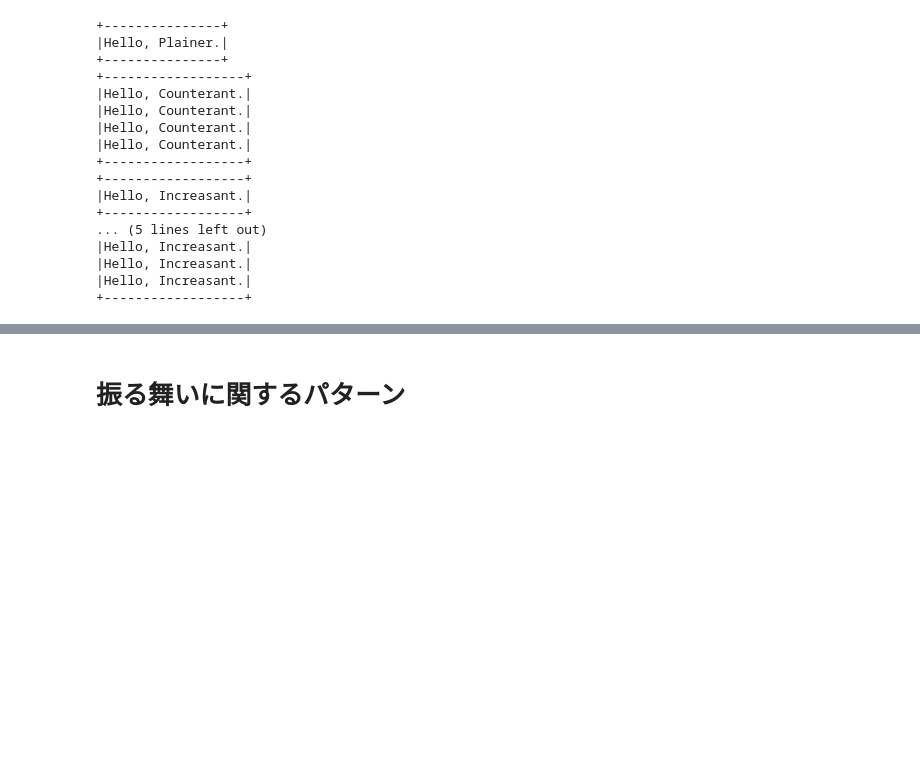
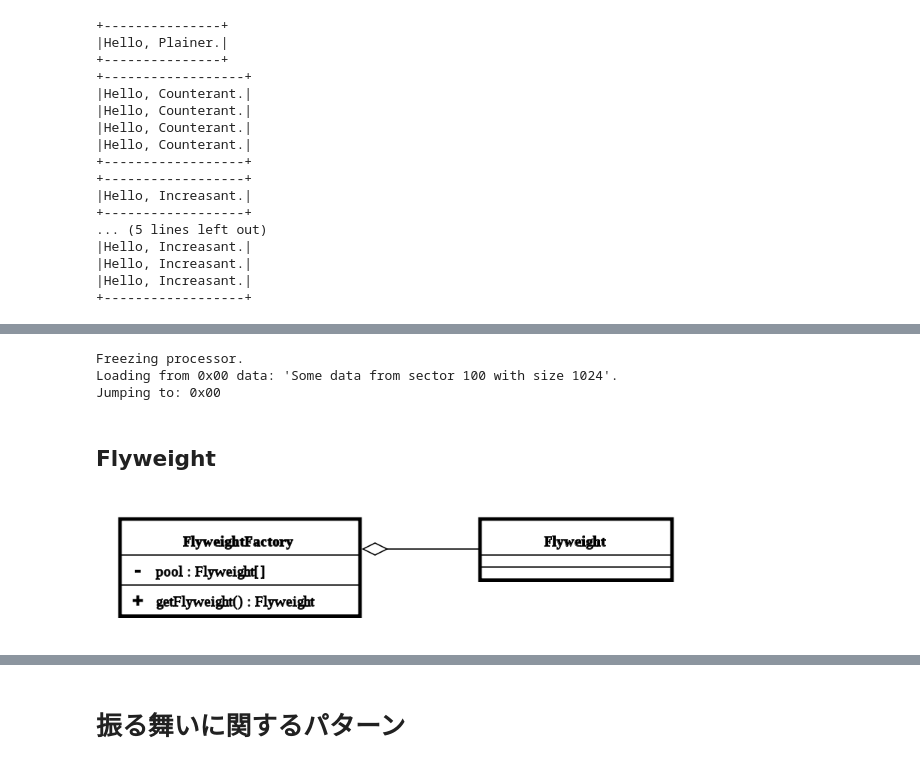
Before and after one commit to kentakozuka/data_science_notes, a Jupyter notebook: design_pattern/design_patter_py.ipynb, the cells around one changed output, grey strips where cells are left out. Saved outputs shown, nothing was run; the diff lists cells and outputs as text; code cells hidden in the pictures; blank space fills up the shorter version.

```diff
--- a/design_pattern/design_patter_py.ipynb
+++ b/design_pattern/design_patter_py.ipynb
@@ -756,0 +788,59 @@ if __name__=="__main__":
+# %%
+# Complex computer parts
+class CPU():
+    """
+    Simple CPU representation.
+    """
+    def freeze(self):
+        print("Freezing processor.")
+
+    def jump(self, position):
+        print("Jumping to:", position)
+
+    def execute(self):
+        print("Executing.")
+
+class Memory():
+    """
+    Simple memory representation.
+    """
+    def load(self, position, data):
+        print("Loading from {0} data: '{1}'.".format(position, data))
+
+
+class SolidStateDrive():
+    """
+    Simple solid state drive representation.
+    """
+    def read(self, lba, size):
+        return "Some data from sector {0} with size {1}".format(lba, size)
+
+class ComputerFacade():
+    """
+    Represents a facade for varius computer parts.
+    """
+    def __init__(self):
+        self.cpu = CPU()
+        self.memory = Memory()
+        self.ssd = SolidStateDrive()
+
+    def start(self):
+        self.cpu.freeze()
+        self.memory.load("0x00", self.ssd.read("100", "1024"))
+        self.cpu.jump("0x00")
+        self.cpu.execute
+
+computer_facade = ComputerFacade()
+computer_facade.start()
+# %% [output]
+Freezing processor.
+Loading from 0x00 data: 'Some data from sector 100 with size 1024'.
+Jumping to: 0x00
+# %% [markdown]
+## Flyweight
+# %%
+url='https://upload.wikimedia.org/wikipedia/commons/thumb/b/be/Flyweight_UML_class_diagram.svg/800px-Flyweight_UML_class_diagram.svg.png'
+from IPython.display import Image
+Image(url, width=600, height=500)
+# %% [output]
+[figure, added]
```
Also changed, not shown: parts of 18 cells of this notebook.
